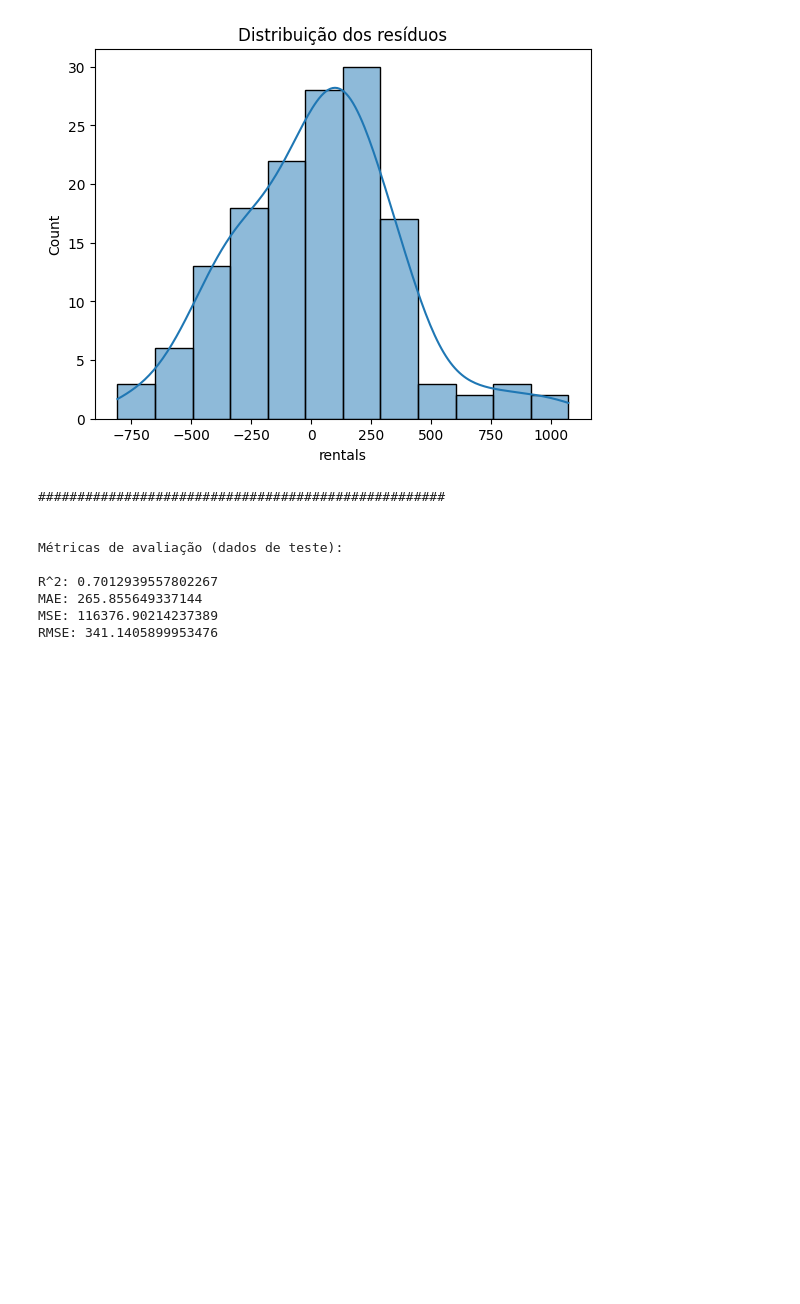
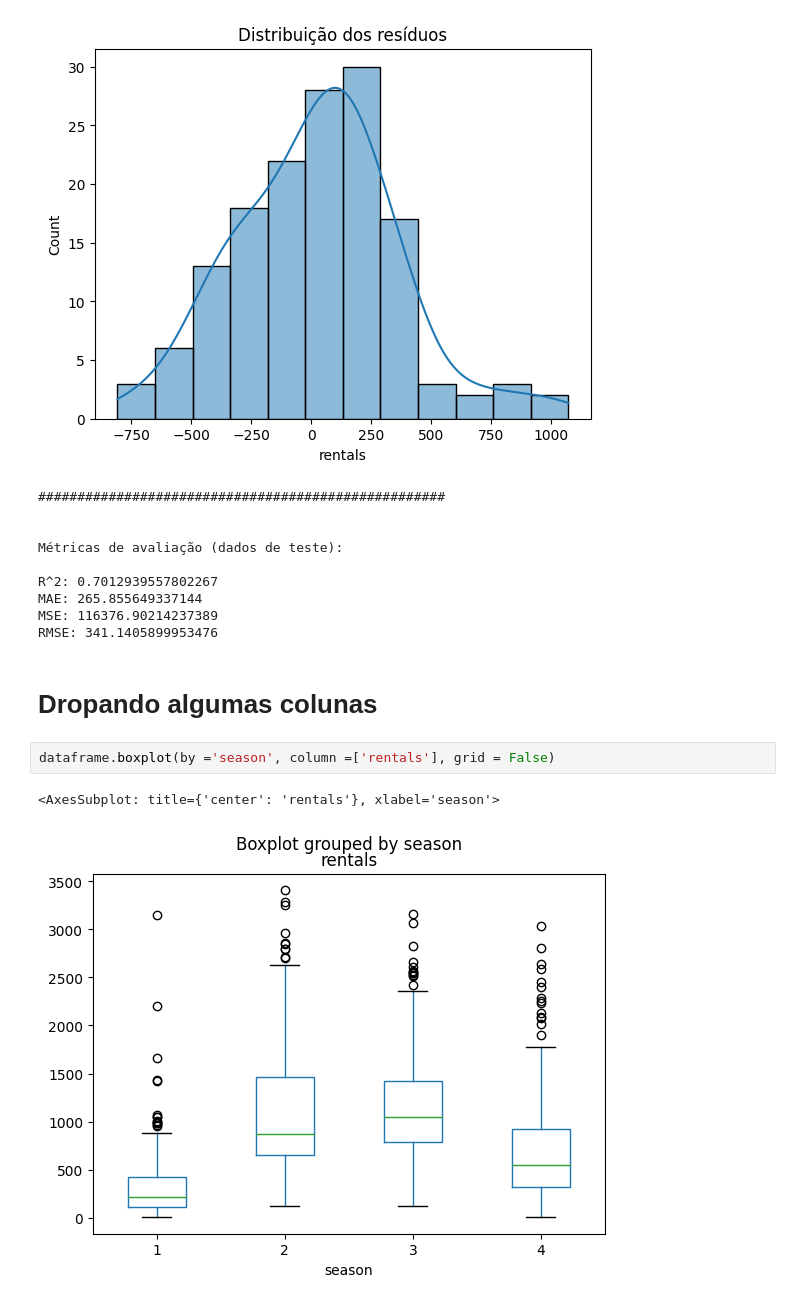
Before and after one commit to PeterRibs/bike_rental_analysis, a Jupyter notebook: Bike_Rental_Analysis.ipynb, the cells around one changed output. Cells and saved outputs as stored; diff of their text form; blank space fills up the shorter version.

Commit message:
add boxplot

```diff
--- a/Bike_Rental_Analysis.ipynb
+++ b/Bike_Rental_Analysis.ipynb
@@ -375,3 +375,10 @@ R^2: 0.7012939557802267
 MAE: 265.855649337144
 MSE: 116376.90214237389
 RMSE: 341.1405899953476
+# %% [markdown]
+# Dropando algumas colunas
+# %%
+dataframe.boxplot(by ='season', column =['rentals'], grid = False)
+# %% [output]
+<AxesSubplot: title={'center': 'rentals'}, xlabel='season'>
+[figure, added]
```
Also changed, not shown: parts of 10 cells of this notebook.
